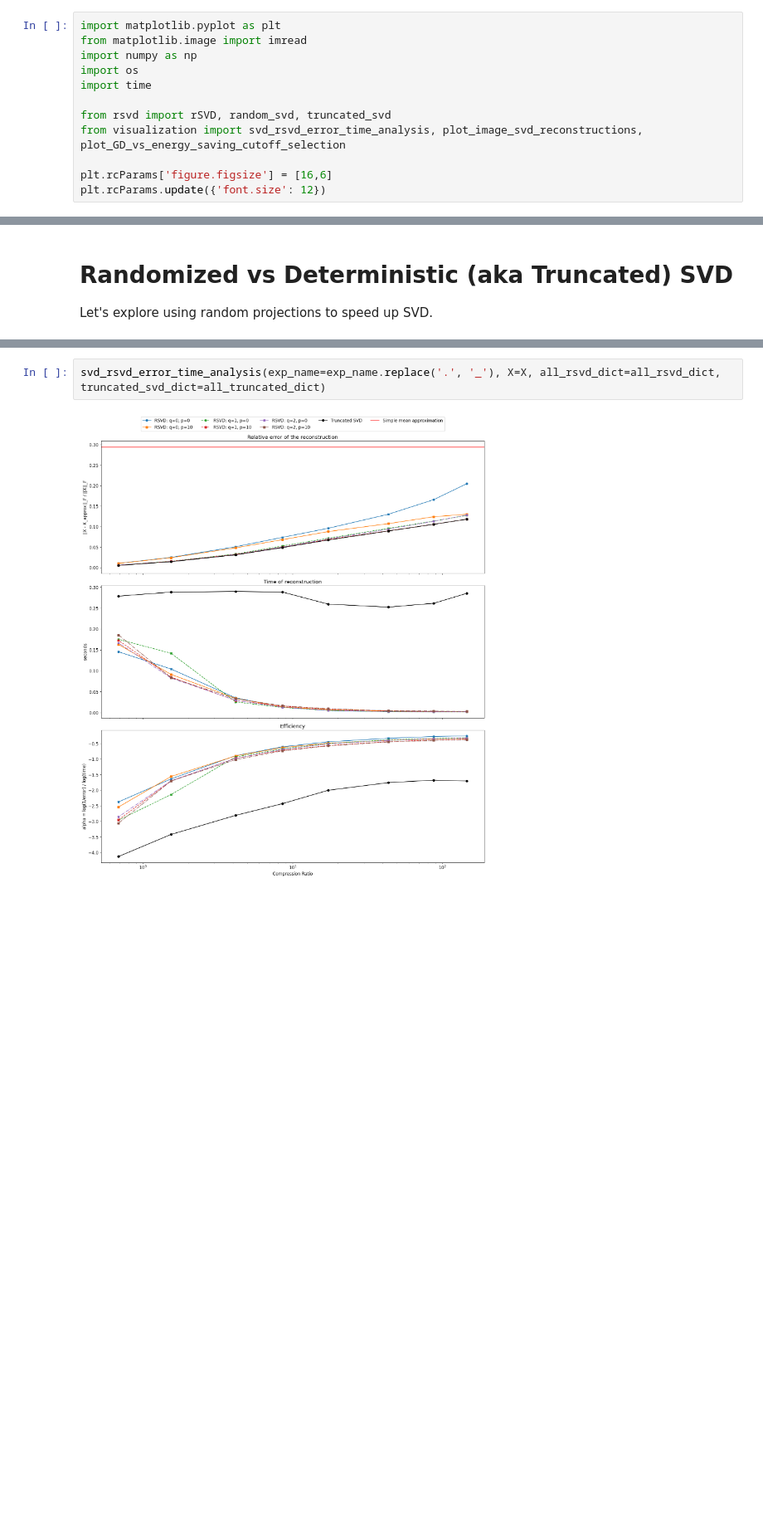
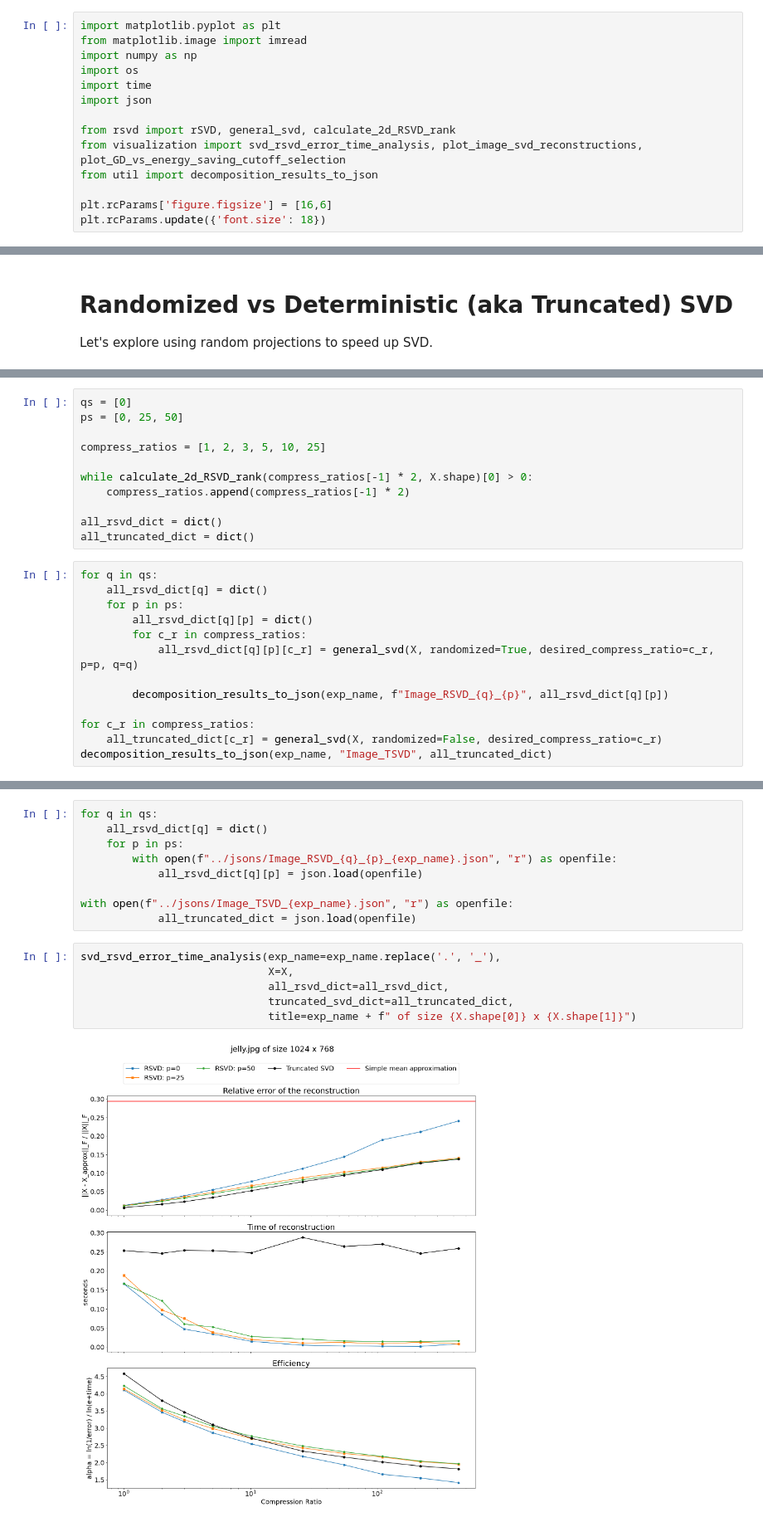
Before and after one commit to DiMaths/tensor_video_compression, a Jupyter notebook: code/image.ipynb, the cells around one changed output, grey strips where cells are left out. Shown at 83% size. Saved outputs shown, nothing was run; the diff lists cells and outputs as text; blank space fills up the shorter version.

Commit message:
Unified 2d SVD methods, updated alpha plots, fixed 2d svd compression ratio

```diff
--- a/code/image.ipynb
+++ b/code/image.ipynb
@@ -4,12 +4,14 @@ from matplotlib.image import imread
 import numpy as np
 import os
 import time
+import json
 
-from rsvd import rSVD, random_svd, truncated_svd
+from rsvd import rSVD, general_svd, calculate_2d_RSVD_rank
 from visualization import svd_rsvd_error_time_analysis, plot_image_svd_reconstructions, plot_GD_vs_energy_saving_cutoff_selection
+from util import decomposition_results_to_json
 
 plt.rcParams['figure.figsize'] = [16,6]
-plt.rcParams.update({'font.size': 12})
+plt.rcParams.update({'font.size': 18})
 # %%
 exp_name = 'jelly.jpg'
 A = imread(os.path.join('..', 'images', exp_name)) # Try your own image and play around with target rank
@@ -199,0 +182,24 @@ for r in ranks:
+# %%
+qs = [0]
+ps = [0, 25, 50]
+
+compress_ratios = [1, 2, 3, 5, 10, 25]
+
+while calculate_2d_RSVD_rank(compress_ratios[-1] * 2, X.shape)[0] > 0:
+    compress_ratios.append(compress_ratios[-1] * 2)
+
+all_rsvd_dict = dict()
+all_truncated_dict = dict()
+# %%
+for q in qs:
+    all_rsvd_dict[q] = dict()
+    for p in ps:
+        all_rsvd_dict[q][p] = dict()
+        for c_r in compress_ratios:
+            all_rsvd_dict[q][p][c_r] = general_svd(X, randomized=True, desired_compress_ratio=c_r, p=p, q=q)
+
+        decomposition_results_to_json(exp_name, f"Image_RSVD_{q}_{p}", all_rsvd_dict[q][p])
+
+for c_r in compress_ratios:
+    all_truncated_dict[c_r] = general_svd(X, randomized=False, desired_compress_ratio=c_r)
+decomposition_results_to_json(exp_name, "Image_TSVD", all_truncated_dict)
@@ -200,4 +211,17 @@ for r in ranks:
+# %%
+for q in qs:
+    all_rsvd_dict[q] = dict()
+    for p in ps:
+        with open(f"../jsons/Image_RSVD_{q}_{p}_{exp_name}.json", "r") as openfile:
+            all_rsvd_dict[q][p] = json.load(openfile)
+
+with open(f"../jsons/Image_TSVD_{exp_name}.json", "r") as openfile:
+            all_truncated_dict = json.load(openfile)
 # %%
-svd_rsvd_error_time_analysis(exp_name=exp_name.replace('.', '_'), X=X, all_rsvd_dict=all_rsvd_dict, truncated_svd_dict=all_truncated_dict)
+svd_rsvd_error_time_analysis(exp_name=exp_name.replace('.', '_'),
+                             X=X,
+                             all_rsvd_dict=all_rsvd_dict,
+                             truncated_svd_dict=all_truncated_dict,
+                             title=exp_name + f" of size {X.shape[0]} x {X.shape[1]}")
 # %% [output]
-[figure, old version]
+[figure, new version]
```
Also changed, not shown: parts of 9 cells of this notebook, 6 other files.
